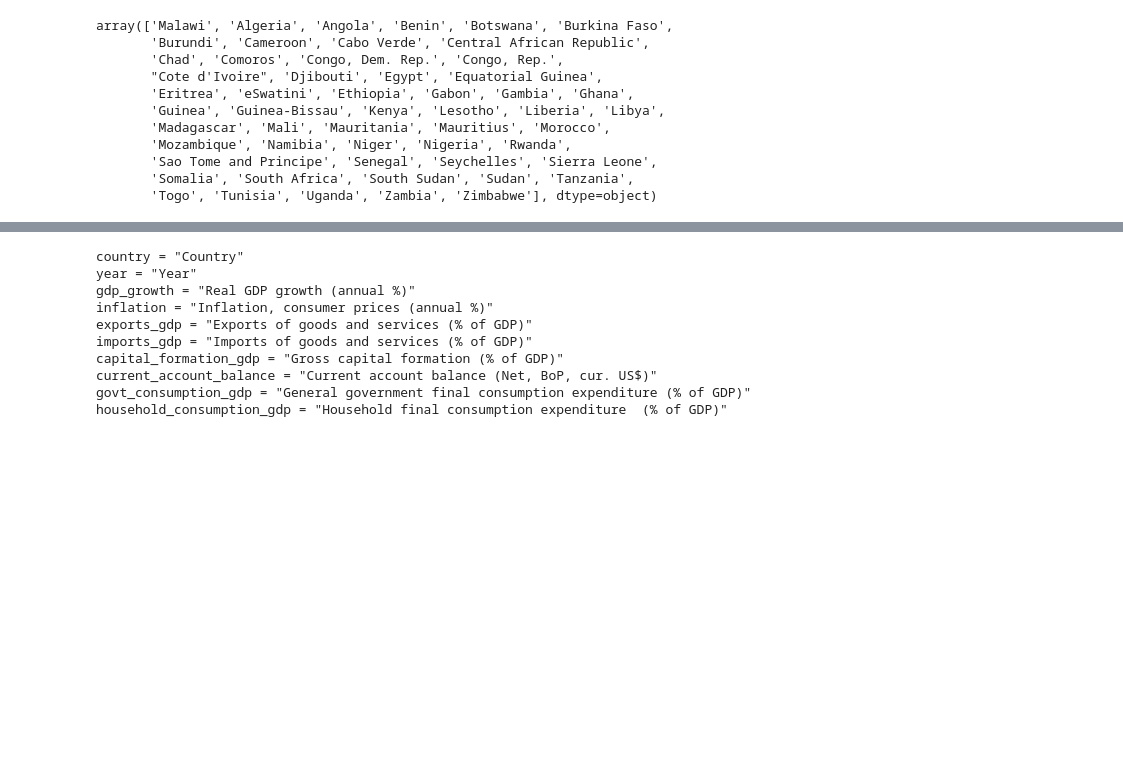
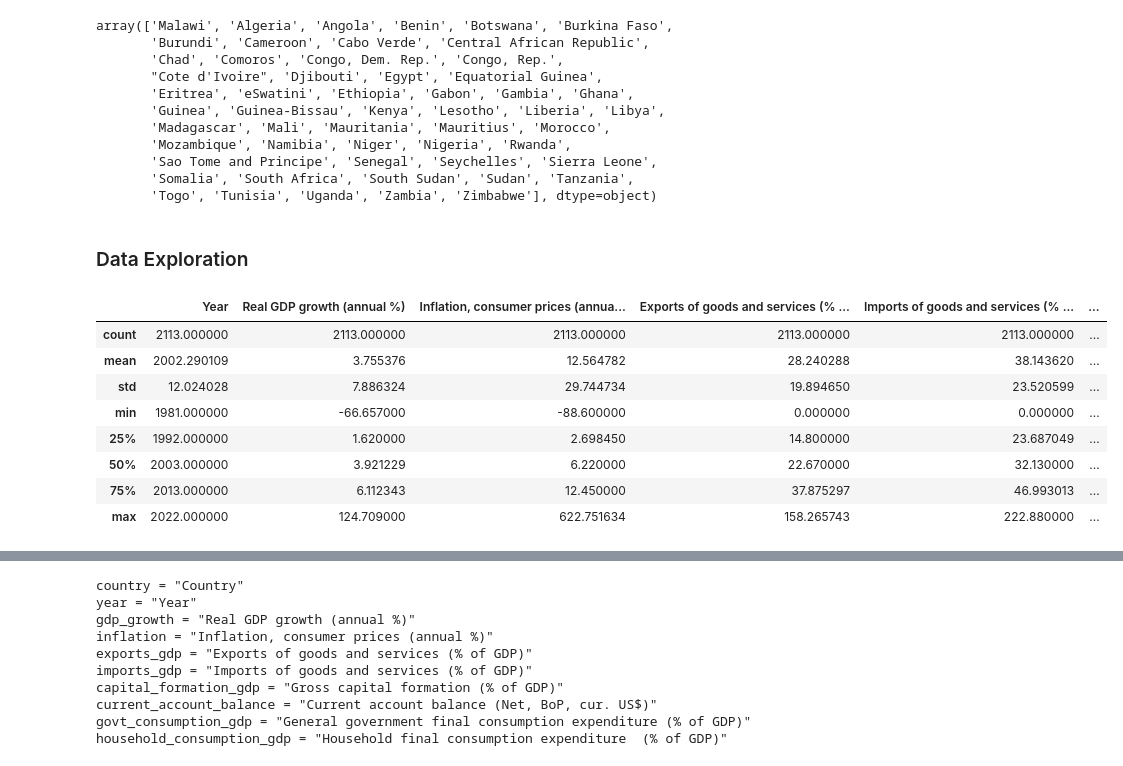
Before and after one commit to andazi/EDA-African-Economic-Performance, a Jupyter notebook: AFRICAN ECONOMY EDA.ipynb, the cells around one changed output, grey strips where cells are left out. Cells and saved outputs as stored; diff of their text form; code cells hidden in the pictures; blank space fills up the shorter version.

```diff
--- a/AFRICAN ECONOMY EDA.ipynb
+++ b/AFRICAN ECONOMY EDA.ipynb
@@ -201,3 +234,17 @@ array(['Malawi', 'Algeria', 'Angola', 'Benin', 'Botswana', 'Burkina Faso',
        'Sao Tome and Principe', 'Senegal', 'Seychelles', 'Sierra Leone',
        'Somalia', 'South Africa', 'South Sudan', 'Sudan', 'Tanzania',
        'Togo', 'Tunisia', 'Uganda', 'Zambia', 'Zimbabwe'], dtype=object)
+# %% [markdown]
+### Data Exploration
+# %%
+dataset_cleaned.describe() # general statistics on our dataset
+# %% [output]
+|  | Year | Real GDP growth (annual %) | Inflation, consumer prices (annua... | Exports of goods and services (% ... | Imports of goods and services (% ... | ... |
+| count | 2113.000000 | 2113.000000 | 2113.000000 | 2113.000000 | 2113.000000 | ... |
+| mean | 2002.290109 | 3.755376 | 12.564782 | 28.240288 | 38.143620 | ... |
+| std | 12.024028 | 7.886324 | 29.744734 | 19.894650 | 23.520599 | ... |
+| min | 1981.000000 | -66.657000 | -88.600000 | 0.000000 | 0.000000 | ... |
+| 25% | 1992.000000 | 1.620000 | 2.698450 | 14.800000 | 23.687049 | ... |
+| 50% | 2003.000000 | 3.921229 | 6.220000 | 22.670000 | 32.130000 | ... |
+| 75% | 2013.000000 | 6.112343 | 12.450000 | 37.875297 | 46.993013 | ... |
+| max | 2022.000000 | 124.709000 | 622.751634 | 158.265743 | 222.880000 | ... |
```
Also changed, not shown: parts of 9 cells of this notebook.
